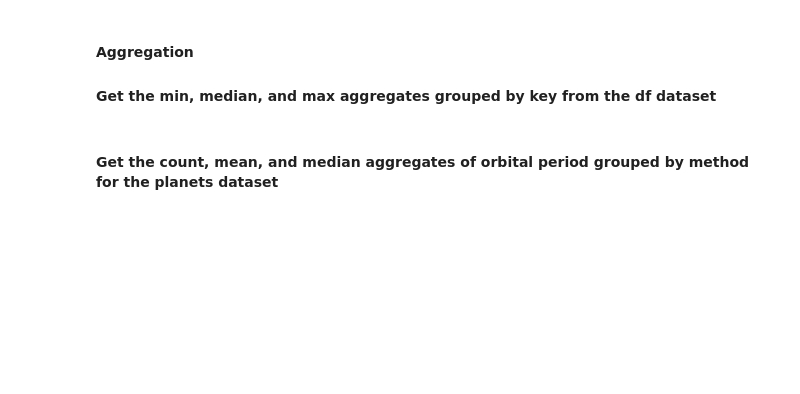
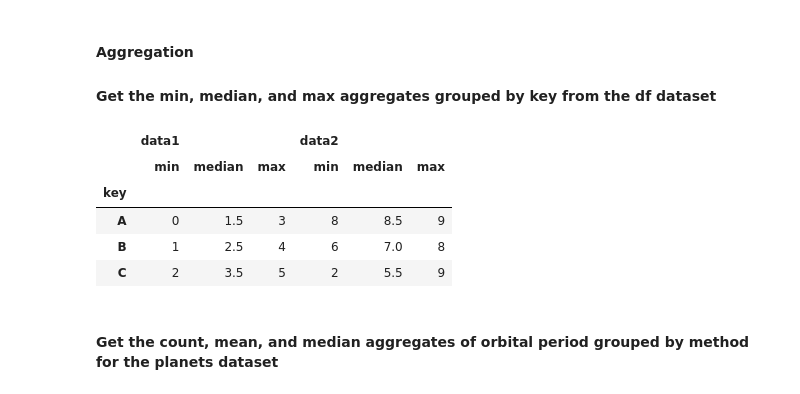
Before and after one commit to karthikvadlamani/karthikvadlamani, a Jupyter notebook: basics/[Exercises-4]Pandas-GroupBy-Split-Apply-Combine.ipynb, the cells around one changed output. Saved outputs shown, nothing was run; the diff lists cells and outputs as text; code cells hidden in the pictures; blank space fills up the shorter version.

```diff
--- a/basics/[Exercises-4]Pandas-GroupBy-Split-Apply-Combine.ipynb
+++ b/basics/[Exercises-4]Pandas-GroupBy-Split-Apply-Combine.ipynb
@@ -57,5 +97,14 @@ df
 #### Aggregation
 
 #### Get the min, median, and max aggregates grouped by key from the df dataset
+# %%
+df.groupby('key').aggregate(['min', np.median, 'max'])
+# %% [output]
+|  | data1 |  |  | data2 |  |  |
+|  | min | median | max | min | median | max |
+| key |  |  |  |  |  |  |
+| A | 0 | 1.5 | 3 | 8 | 8.5 | 9 |
+| B | 1 | 2.5 | 4 | 6 | 7.0 | 8 |
+| C | 2 | 3.5 | 5 | 2 | 5.5 | 9 |
 # %% [markdown]
 #### Get the count, mean, and median aggregates of orbital period grouped by method for the planets dataset
```
Also changed, not shown: parts of 15 cells of this notebook, 1 other file.
